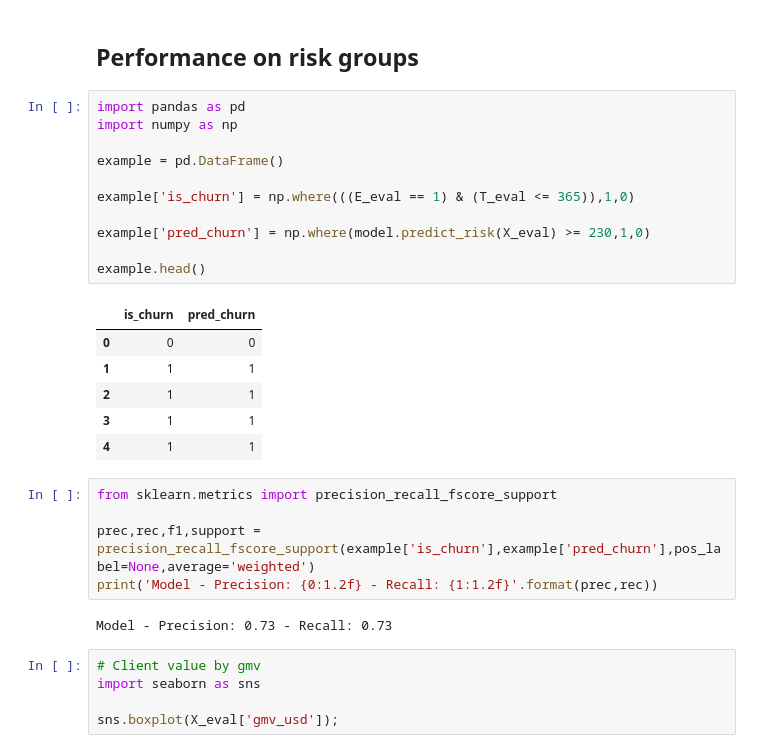
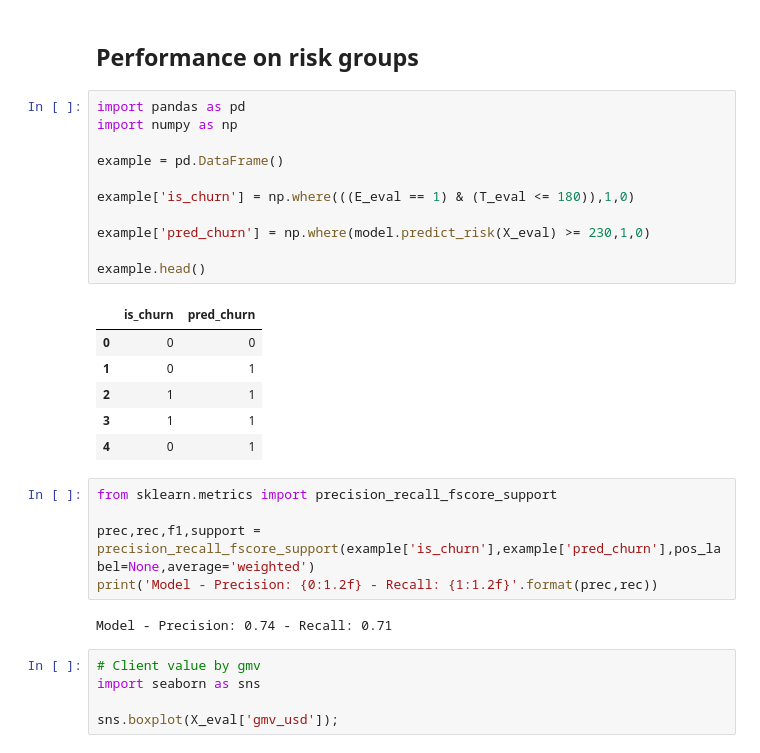
Before and after one commit to marcosmedvescig/thesis_survival_models_for_predicting_churn, a Jupyter notebook: apply_model.ipynb, the cells around one changed output. Cells and saved outputs as stored; diff of their text form.

```diff
--- a/apply_model.ipynb
+++ b/apply_model.ipynb
@@ -170,28 +242,28 @@ plt.legend(loc="best");
 # %%
 import pandas as pd
 import numpy as np
 
 example = pd.DataFrame()
 
-example['is_churn'] = np.where(((E_eval == 1) & (T_eval <= 365)),1,0)
+example['is_churn'] = np.where(((E_eval == 1) & (T_eval <= 180)),1,0)
 
 example['pred_churn'] = np.where(model.predict_risk(X_eval) >= 230,1,0)
 
 example.head()
 # %% [output]
 |  | is_churn | pred_churn |
 | 0 | 0 | 0 |
-| 1 | 1 | 1 |
+| 1 | 0 | 1 |
 | 2 | 1 | 1 |
 | 3 | 1 | 1 |
-| 4 | 1 | 1 |
+| 4 | 0 | 1 |
 # %%
 from sklearn.metrics import precision_recall_fscore_support
 
 prec,rec,f1,support = precision_recall_fscore_support(example['is_churn'],example['pred_churn'],pos_label=None,average='weighted')
 print('Model - Precision: {0:1.2f} - Recall: {1:1.2f}'.format(prec,rec))
 # %% [output]
-Model - Precision: 0.73 - Recall: 0.73
+Model - Precision: 0.74 - Recall: 0.71
 # %%
 # Client value by gmv
 import seaborn as sns
```
Also changed, not shown: parts of 12 cells of this notebook.
